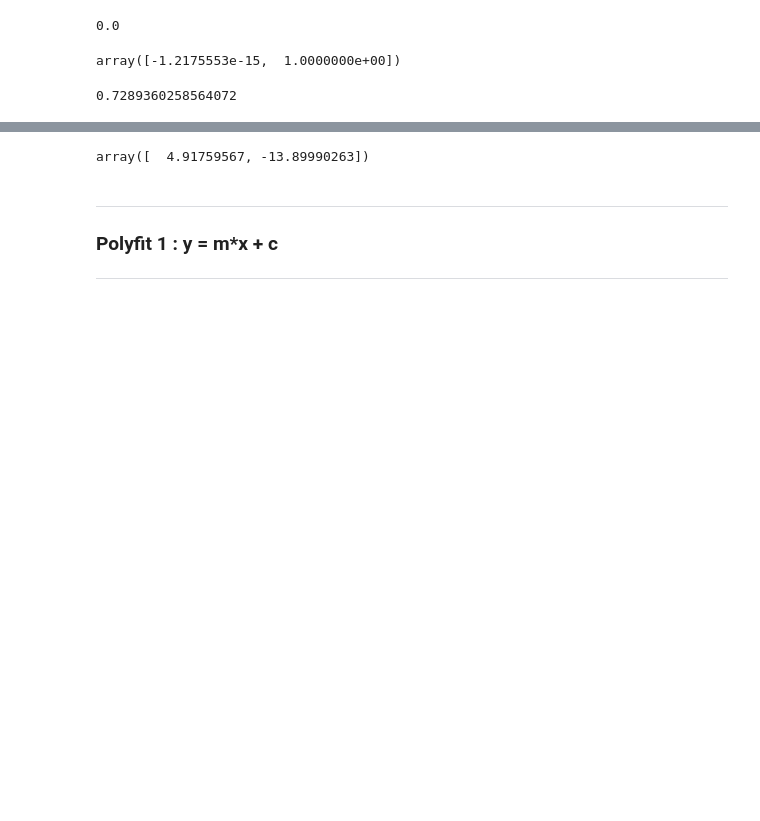
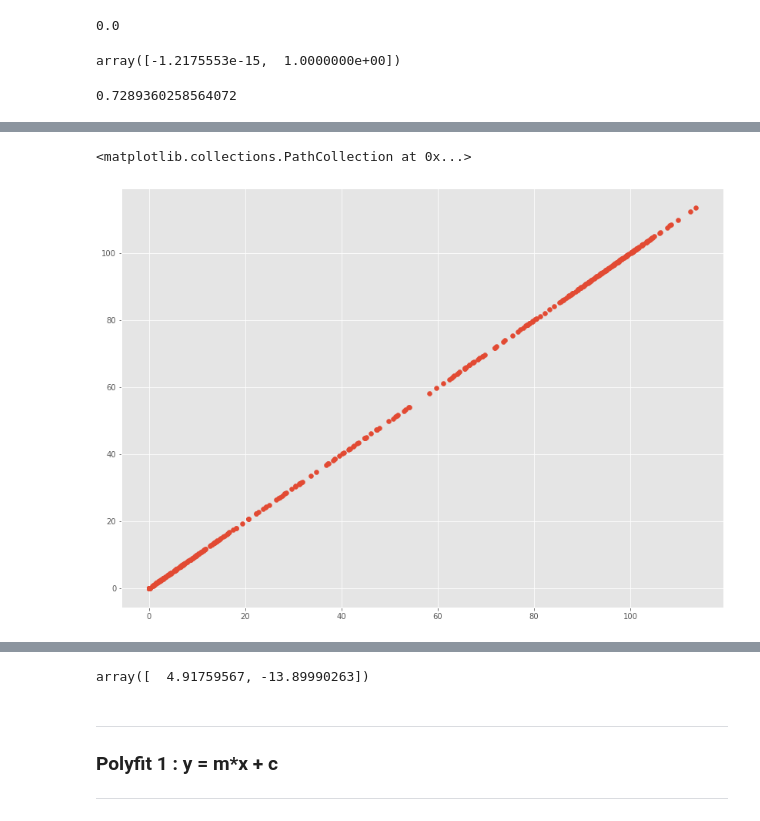
Before and after one commit to G00387859/Fundamentals-of-Data-Analysis-Project-2020, a Jupyter notebook: Fundamentals-of-Data-Analysis-Project-2020.ipynb, the cells around one changed output, grey strips where cells are left out. Saved outputs shown, nothing was run; the diff lists cells and outputs as text; code cells hidden in the pictures; blank space fills up the shorter version.

```diff
--- a/Fundamentals-of-Data-Analysis-Project-2020.ipynb
+++ b/Fundamentals-of-Data-Analysis-Project-2020.ipynb
@@ -123,0 +138,2 @@ print(np.corrcoef(z, q)[0][1]**2)
+# %%
+predictions = m.predict(x)
@@ -123,0 +160,5 @@ print(np.corrcoef(z, q)[0][1]**2)
+# %%
+plt.scatter(y, predictions)
+# %% [output]
+<matplotlib.collections.PathCollection at 0x...>
+[figure, added]
```
Also changed, not shown: parts of 17 cells of this notebook.
